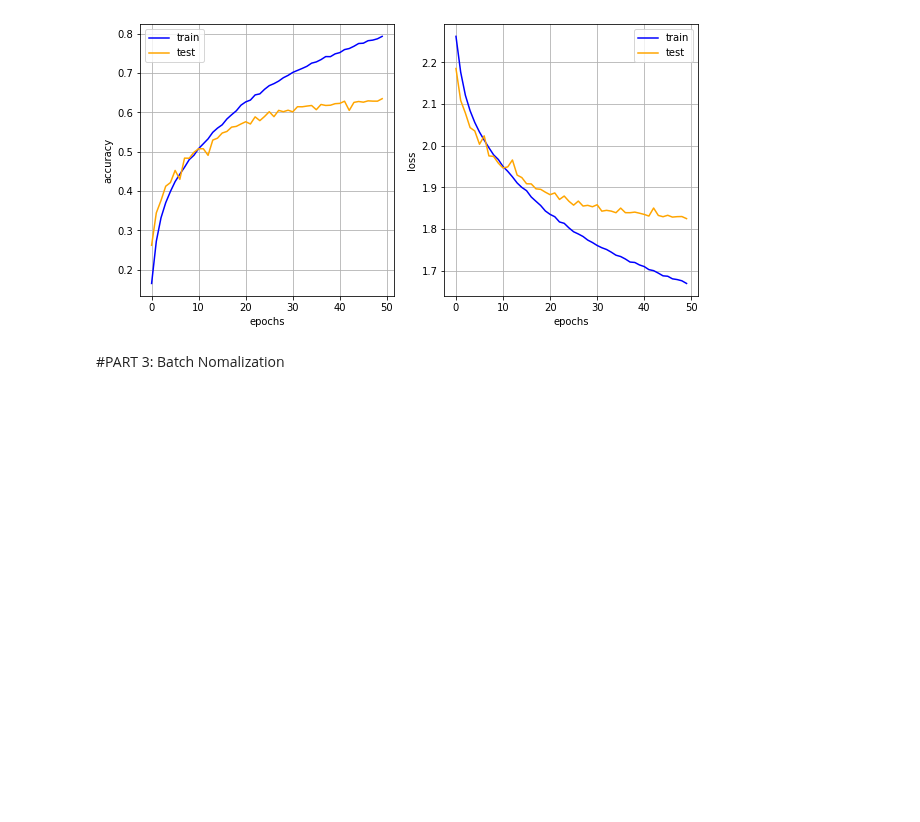
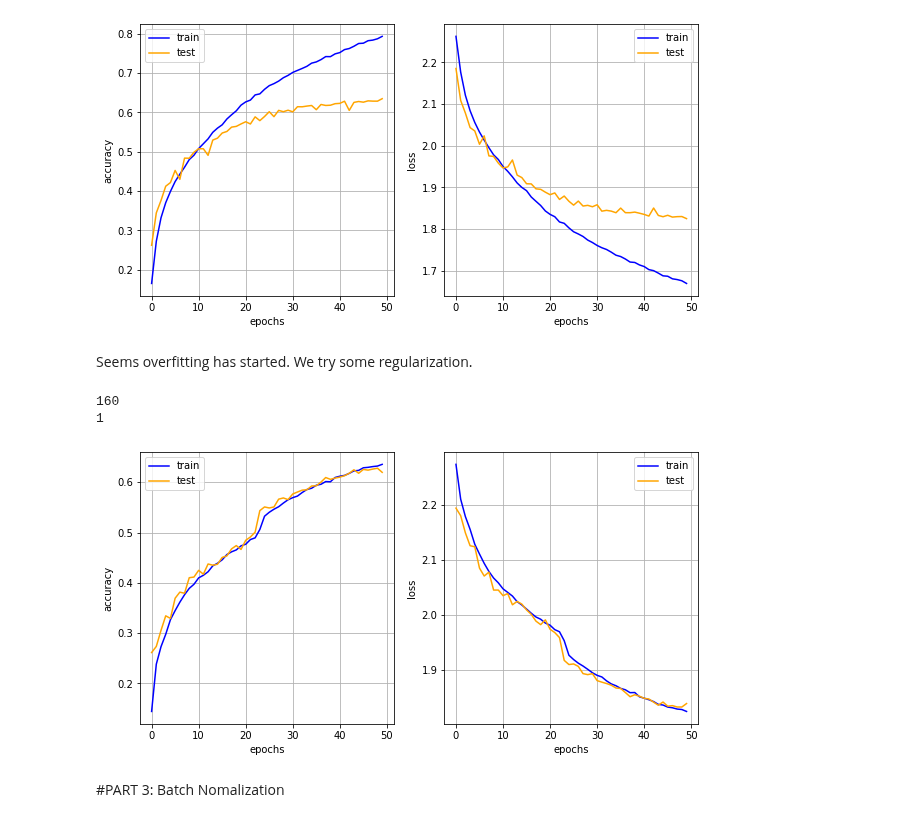
Before and after one commit to Beh-noush/General-Python, a Jupyter notebook: MLP_and_conv_deepnets.ipynb, the cells around one changed output. Drawn from its saved outputs; the diff is of its cells as text; code cells hidden in the pictures; blank space fills up the shorter version.

```diff
--- a/MLP_and_conv_deepnets.ipynb
+++ b/MLP_and_conv_deepnets.ipynb
@@ -323,6 +323,53 @@ loss_list_test = [loss.cpu().detach() for loss in loss_list_test]
 plot_results(acc_list_train, acc_list_test, loss_list_train, loss_list_test)
 # %% [output]
 [figure]
+# %% [markdown]
+Seems overfitting has started. We try some regularization.
+# %%
+#Alex
+class Alex_regularized(nn.Module):
+  def __init__(self, kernel_size, pool_size):
+    super(Alex_regularized, self).__init__()
+    self.kernel_size = kernel_size
+    self.pool_size = pool_size
+    self.layer1 = nn.Sequential(nn.Conv2d(3,16,kernel_size,padding='same'), nn.ReLU())
+    self.layer2 = nn.Sequential(nn.Conv2d(16,64,kernel_size,padding='same'), nn.ReLU(), nn.AvgPool2d(pool_size))
+    self.layer3 = nn.Sequential(nn.Conv2d(64,128,kernel_size,padding='same'), nn.ReLU(), nn.AvgPool2d(pool_size))
+    self.outlayer = nn.Linear(8*8*128, 10)
+    self.dropout  = nn.Dropout(.5)
+
+  def forward(self,x):
+    x = self.layer1(x)
+    x=self.dropout(x)
+    x = self.layer2(x)
+    x=self.dropout(x)
+    x = self.layer3(x)
+    x=self.dropout(x)
+
+    x = x.view(-1,8*8*128)
+    x = self.outlayer(x)
+    output = nn.functional.softmax(x)
+    return output
+# %%
+epochs = 50
+alex_model_reg = Alex_regularized(5,2).to(device)
+# alex_model = alex_model.to(device)
+optimizer = optim.SGD(alex_model_reg.parameters(), lr = .3)
+loss = nn.CrossEntropyLoss()
+acc_list_train, loss_list_train, acc_list_test, loss_list_test = train_nn(alex_model_reg, loss, optimizer, cifar_train_loader, cifar_valid_loader, epochs)
+# %% [output]
+160
+1
+# %%
+acc_list_train = [acc.cpu() for acc in acc_list_train]
+acc_list_test = [acc.cpu() for acc in acc_list_test]
+loss_list_train = [loss.cpu().detach() for loss in loss_list_train]
+loss_list_test = [loss.cpu().detach() for loss in loss_list_test]
+
+#Plot the results for LeNet!
+plot_results(acc_list_train, acc_list_test, loss_list_train, loss_list_test)
+# %% [output]
+[figure, added]
 # %% [markdown]
 #PART 3: Batch Nomalization
 # %% [markdown]
```
